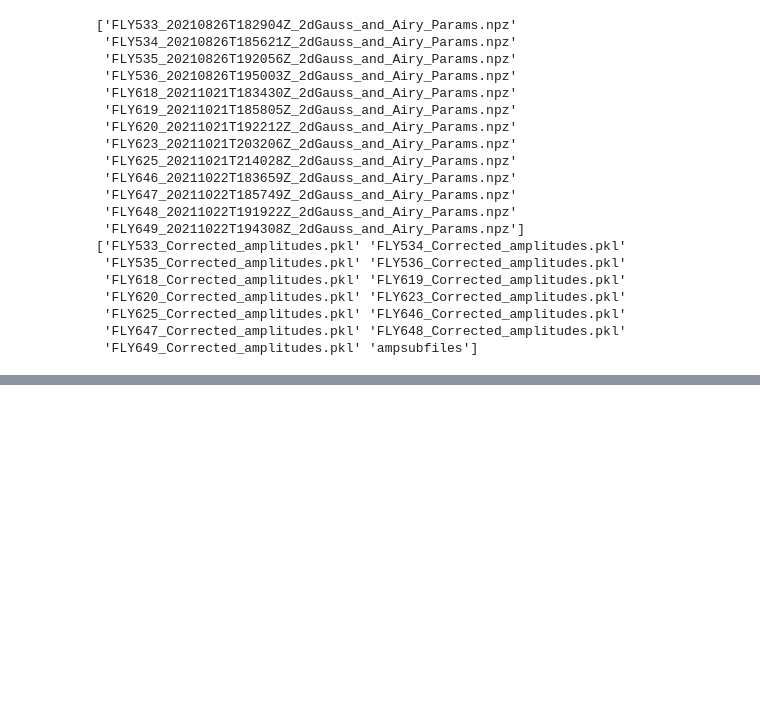
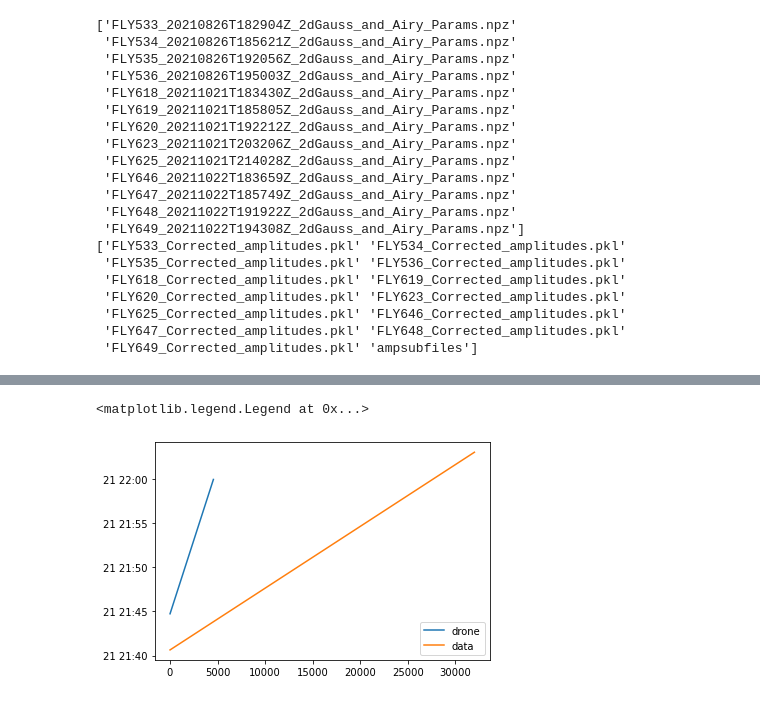
Before and after one commit to WrightLaboratory/newburghlabdrone, a Jupyter notebook: analysis/LBN_Background_Investigation.ipynb, the cells around one changed output, grey strips where cells are left out. Saved outputs shown, nothing was run; the diff lists cells and outputs as text; code cells hidden in the pictures; blank space fills up the shorter version.

```diff
--- a/analysis/LBN_Background_Investigation.ipynb
+++ b/analysis/LBN_Background_Investigation.ipynb
@@ -450,0 +293,62 @@ plt.show()
+# %%
+# Read the yaml for the flight you're interested in:
+fly = '625'
+
+f = -1
+with open('/hirax/GBO_Analysis_Outputs/GBO_flights_forscripts.yaml', 'r') as fff:
+    documents = yaml.safe_load(fff)
+flights = documents["flight_info"]["flights"]
+
+for fi in range(0,len(documents["flight_info"]["flights"])):
+    if fly == flights[fi]: f = fi
+print(f, 'FLIGHT: ', documents["flight_info"]["flights"][f])
+
+fly = flights[f]
+tub = documents["flight_info"]["tubs"][f]
+tlb = documents["flight_info"]["tlbs"][f]
+cdat = documents["flight_info"]["cdats"][f]
+tclb = documents["flight_info"]["tclbs"][f]
+tcub = documents["flight_info"]["tcubs"][f]
+fmax = documents["flight_info"]["fmaxes"][f]
+
+if int(fly) < 537:
+    mdir='/hirax/GBO_Aug_2021/TONE_ACQ/'+cdat+'_yale_drone/corr/' # August 2021
+    gaindir='/hirax/GBO_Aug_2021/TONE_ACQ/digital_gains/'+cdat+'_yale_drone_yale_digitalgain/' # August 2021
+else:
+    mdir='/hirax/GBO_Oct_2021/TONE_ACQ/'+cdat+'_yale_drone/corr/' # Oct 2021
+    gaindir='/hirax/GBO_Oct_2021/TONE_ACQ/digital_gains/'+cdat+'_yale_drone_yale_digitalgain/' # Oct 2021
+
+sdir = os.listdir(mdir)[0]
+datadir=mdir+sdir+'/'
+print(sdir, datadir,gaindir)
+
+dronedir='/hirax/all_drone_data/datcon_csv/'
+dronetest0825=drone.Drone_Data(Drone_Directory=dronedir,FLYTAG='FLY'+fly+'.csv',site_class=gbosite,tlb=tlb,tub=tub)
+
+print('DONE reading in drone data')
+print(dronetest0825.t_arr_datetime[0], dronetest0825.t_arr_datetime[-1])
+
+## Combine drone and correlator data
+print('start time: ', datetime.datetime.now())
+if str(fmax) != 'None':#
+    corrtest0825=corr.Corr_Data(Data_Directory=datadir,
+                            Gain_Directory=gaindir,site_class=gbosite,
+                            crossmap=[],Data_File_Index=np.arange(0,int(fmax)))
+else:
+    corrtest0825=corr.Corr_Data(Data_Directory=datadir,
+                            Gain_Directory=gaindir,site_class=gbosite,
+                            crossmap=[])
+#
+
+
+print('end time: ', datetime.datetime.now())
+
+# putting checks in one cell now that I know I've mostly figured out the flight/corr file correspondence
+# This checks I copied and pasted ok :)
+
+## plot their datetime arrays to check overlap:
+
+plot(dronetest0825.t_arr_datetime,label='drone')
+plot(corrtest0825.t_arr_datetime,label='data')
+legend()
+# %% [output]
@@ -450,0 +372,2 @@ plt.show()
+<matplotlib.legend.Legend at 0x...>
+[figure, added]
```
Also changed, not shown: parts of 18 cells of this notebook.
